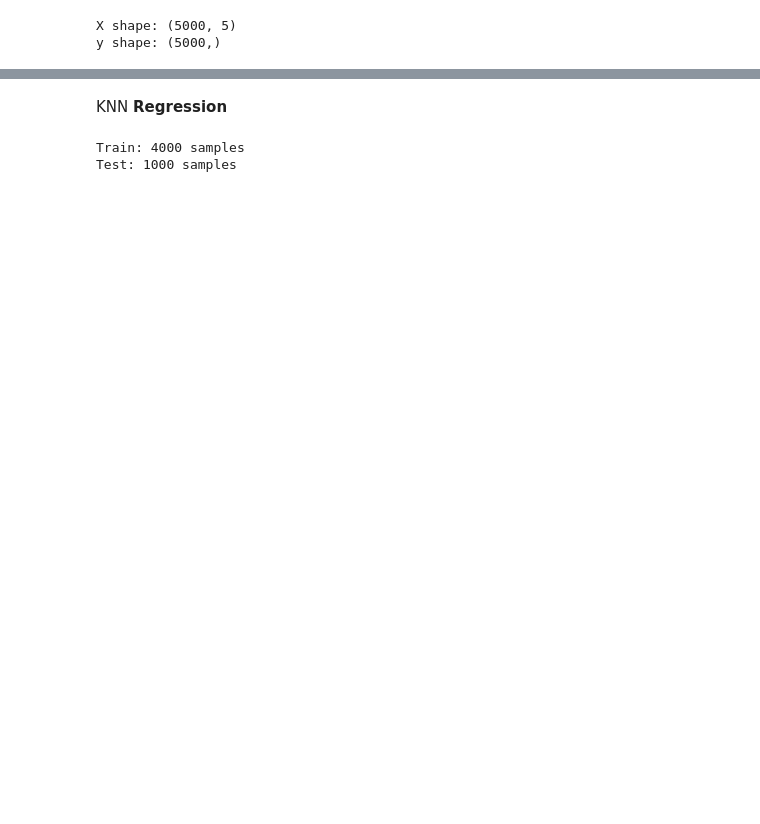
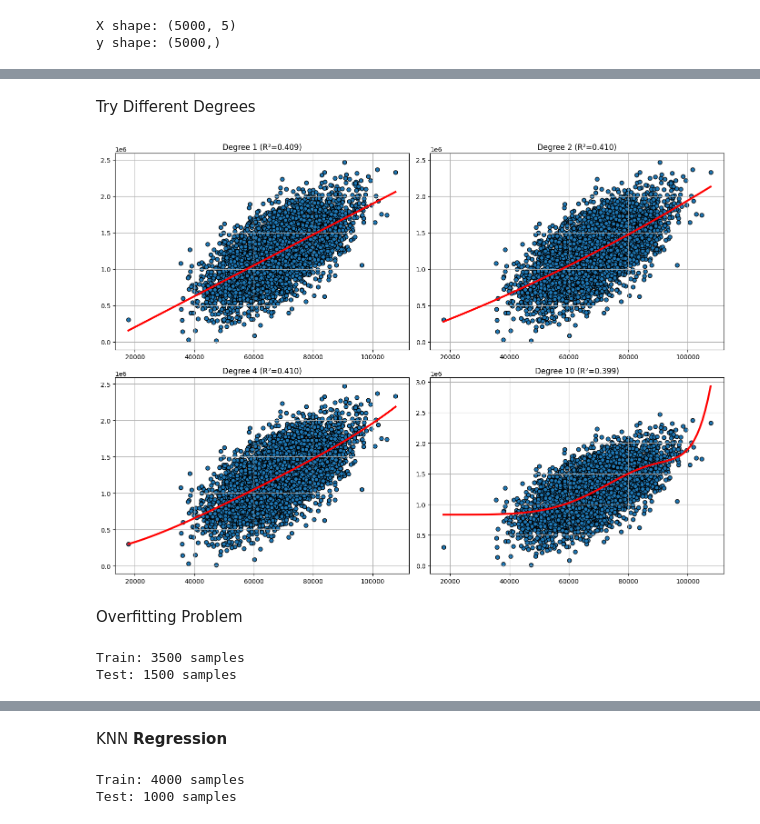
Before and after one commit to kanogeeeepust-coder/house-price-prediction, a Jupyter notebook: Notebooks/2_training.ipynb, the cells around one changed output, grey strips where cells are left out. Drawn from its saved outputs; the diff is of its cells as text; code cells hidden in the pictures; blank space fills up the shorter version.

```diff
--- a/Notebooks/2_training.ipynb
+++ b/Notebooks/2_training.ipynb
@@ -22,0 +142,60 @@ y shape: (5000,)
+# %% [markdown]
+Try Different Degrees
+# %%
+import numpy as np
+import matplotlib.pyplot as plt
+
+from sklearn.preprocessing import PolynomialFeatures
+from sklearn.linear_model import LinearRegression
+from sklearn.metrics import r2_score
+
+# Use ONE feature for visualization
+X = df[['Avg. Area Income']].values
+y = df['Price'].values
+
+# Compare polynomial degrees
+degrees = [1, 2, 4, 10]
+
+# Create smooth x values for plotting
+X_plot = np.linspace(X.min(), X.max(), 100).reshape(-1, 1)
+
+fig, axes = plt.subplots(2, 2, figsize=(14, 10))
+axes = axes.ravel()
+
+for i, degree in enumerate(degrees):
+
+    poly = PolynomialFeatures(degree=degree)
+
+    X_poly = poly.fit_transform(X)
+    X_plot_poly = poly.transform(X_plot)
+
+    model = LinearRegression()
+    model.fit(X_poly, y)
+
+    y_plot = model.predict(X_plot_poly)
+
+    r2 = r2_score(y, model.predict(X_poly))
+
+    axes[i].scatter(X, y, s=40, edgecolors='black')
+    axes[i].plot(X_plot, y_plot, 'r-', linewidth=3)
+
+    axes[i].set_title(f'Degree {degree} (R²={r2:.3f})')
+    axes[i].grid(True)
+
+plt.tight_layout()
+plt.show()
+# %% [output]
+[figure, added]
+# %% [markdown]
+Overfitting Problem
+# %%
+from sklearn.model_selection import train_test_split
+from sklearn.metrics import mean_squared_error
+
+X_train, X_test, y_train, y_test = train_test_split(X, y, test_size=0.3, random_state=42)
+
+print(f"Train: {len(X_train)} samples")
+print(f"Test: {len(X_test)} samples")
+# %% [output]
+Train: 3500 samples
+Test: 1500 samples
```
Also changed, not shown: parts of 26 cells of this notebook.
